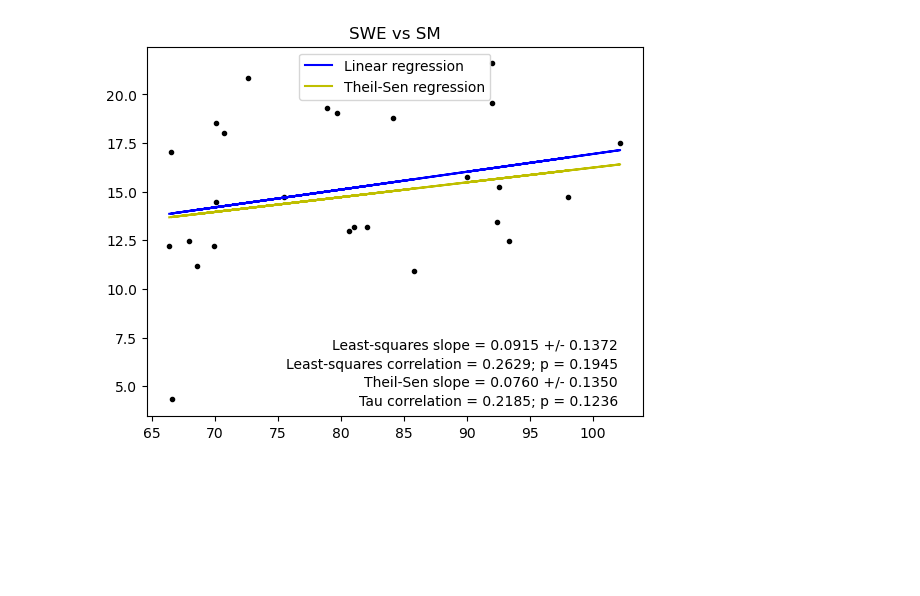
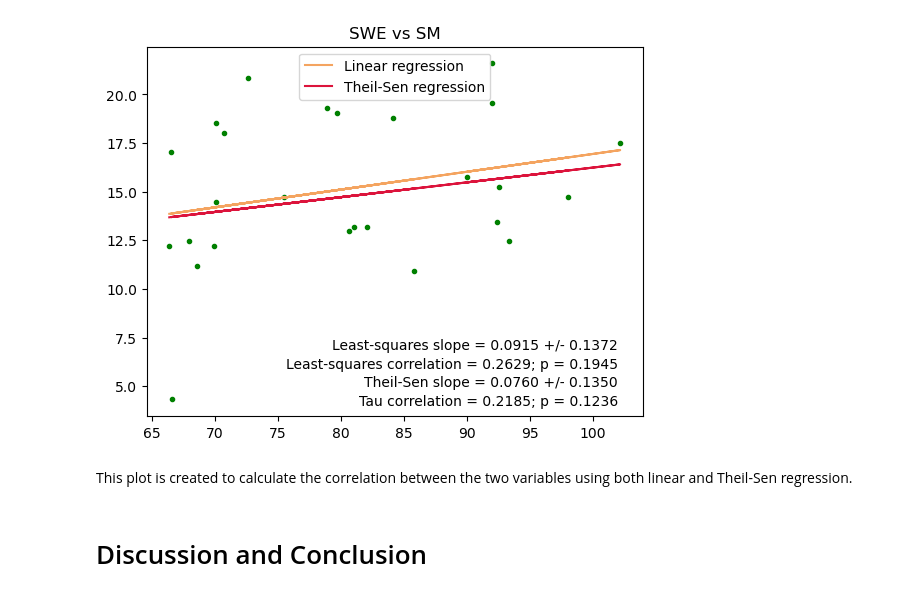
Before and after one commit to andrewflem/Final-Project-CO-snow-and-droughts, a Jupyter notebook: Fleming_Final_Project_ESCI_797 (1).ipynb, the cells around one changed output. Saved outputs shown, nothing was run; the diff lists cells and outputs as text; code cells hidden in the pictures; blank space fills up the shorter version.

```diff
--- a/Fleming_Final_Project_ESCI_797 (1).ipynb
+++ b/Fleming_Final_Project_ESCI_797 (1).ipynb
@@ -162,21 +167,23 @@ Creating a time series plot for the snow data over the study period
 # %%
+#%%Create Time Series Plot for SWE
+
 # Create plot
 fig1, ax = plt.subplots()
 
 # Plot another data series
 ax.plot(data_snow['Precip_cm'],  # x = 1st series, y = 2nd series)
-        'b--',                            # Line Format
+        'darksalmon',                            # Line Format
         label = 'Precipitation')         # series label for legend
 
 # Plot one data series
 ax.plot(data_snow['SWE_cm'],  # x = 1st series, y = 2nd series)
-        'k-',                           # Line Format
+        'royalblue',                           # Line Format
         label = 'SWE')       # series label for legend
 
 
 # Add plot components
 ax.set_xlabel('Year')         # x-axis label
-ax.set_ylabel('cm')          # y-axis label
+ax.set_ylabel('Precipitation (cm)')          # y-axis label
 ax.set_title('Precipitation and SWE') # figure title
 ax.legend()                                   # legend
 
@@ -330,39 +337,43 @@ def regressplot(data1_series,data2_series, figtitle):
 
     #Create plot and show time eries of input data series
     fig, ax = plt.subplots()
-    ax.plot(data1_series,data2_series, 'k.')
+    ax.plot(data1_series,data2_series, 'g.')
     #Parametric best fit line
     ax.plot(data1_series, lsq_coeff.intercept + lsq_coeff.slope *
-          data1_series, 'b-', label='Linear regression')
+          data1_series, 'sandybrown', label='Linear regression')
     #Annotation Placement
     xx = ax.get_xlim()
     yy = ax.get_ylim()
 
     #Display least squares sparametric slope and correlation on graph
     ax.annotate(f'Least-squares slope = {lsq_coeff.slope:.4f} +/- {2*lsq_coeff.stderr:.4f}',
                 xy=(xx[1]-0.05*(xx[1]-xx[0]), yy[0] + 0.18*(yy[1]-yy[0])),
                 horizontalalignment='right')
     ax.annotate(f'Least-squares correlation = {lsq_coeff.rvalue:.4f}; p = {lsq_coeff.pvalue:.4f}',
                 xy=(xx[1]-0.05*(xx[1]-xx[0]), yy[0] + 0.13*(yy[1]-yy[0])),
                 horizontalalignment='right')
 
     #Non-parametric best fit line
     ax.plot(data1_series, sen_coeff.intercept + sen_coeff.slope *
-               data1_series, 'y-', label='Theil-Sen regression')
+               data1_series, 'crimson', label='Theil-Sen regression')
 
     #Display non-parametric slope and correlation on graph
     ax.annotate(f'Theil-Sen slope = {sen_coeff.slope:.4f} +/- {0.5*(sen_coeff.high_slope - sen_coeff.low_slope):.4f}',
                     xy=(xx[1]-0.05*(xx[1]-xx[0]), yy[0] + 0.08*(yy[1]-yy[0])),
                     horizontalalignment='right')
     ax.annotate(f'Tau correlation = {tau.correlation:.4f}; p = {tau.pvalue:.4f}',
                     xy=(xx[1]-0.05*(xx[1]-xx[0]), yy[0] + 0.03*(yy[1]-yy[0])),
                     horizontalalignment='right')
 
     ax.set_title(figtitle)
     #ax.set_ylabel(y_label)
     ax.legend(loc='upper center')
     plt.show()
 
 regressplot(dfannual_sm['avg_soilmoisture'],dfannual_swe['SWE_cm'], 'SWE vs SM')
 # %% [output]
-[figure, old version]
+[figure, new version]
+# %% [markdown]
+This plot is created to calculate the correlation between the two variables using both linear and Theil-Sen regression.
+# %% [markdown]
+# Discussion and Conclusion
```
Also changed, not shown: parts of 23 cells of this notebook.
